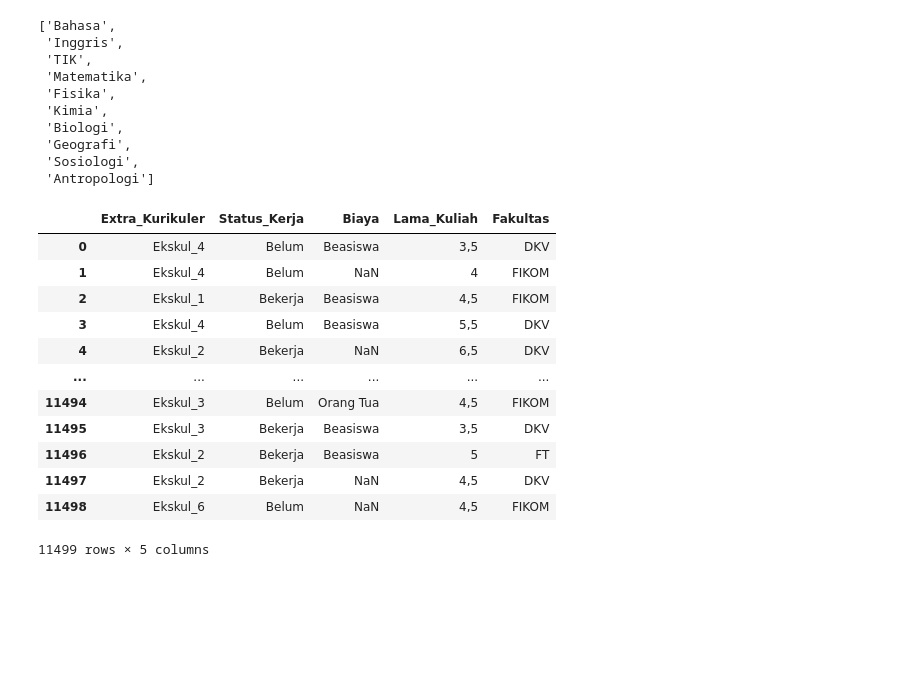
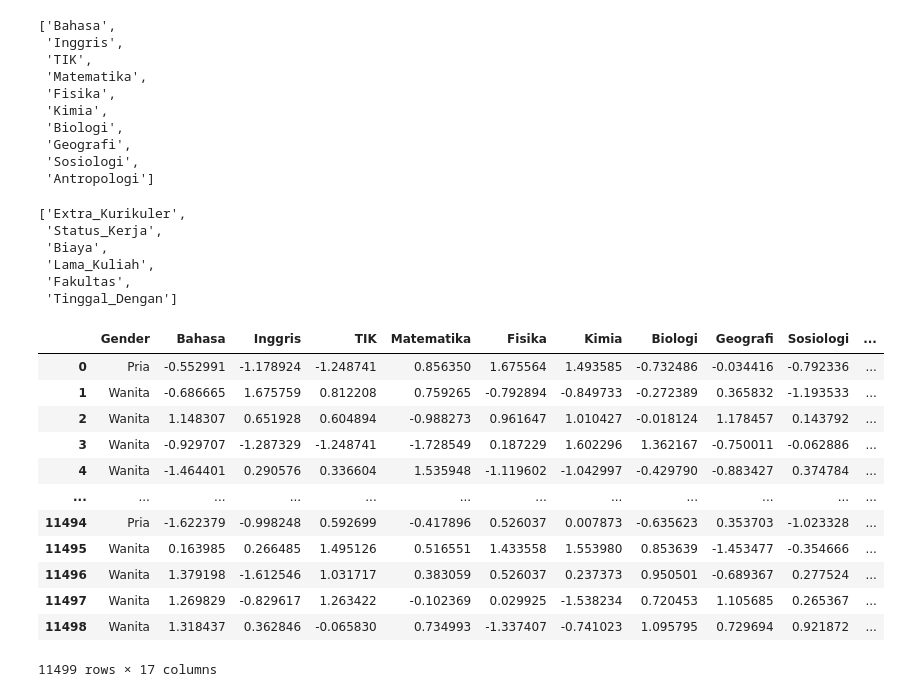
Before and after one commit to Xwyzworms/Diagnostic_Reasoning_HouseRent, a Jupyter notebook: Analisis_1.ipynb, the cells around one changed output. Drawn from its saved outputs; the diff is of its cells as text; code cells hidden in the pictures; blank space fills up the shorter version.

```diff
--- a/Analisis_1.ipynb
+++ b/Analisis_1.ipynb
@@ -109,10 +109,12 @@ numCols = [
     "Antropologi"]
 
 categoricalCols = [
+    "Gender",
     "Extra_Kurikuler",
     "Status_Kerja",
     "Biaya",
     "Lama_Kuliah",
-    "Fakultas"
+    "Fakultas",
+    "Tinggal_Dengan"
 ]
 # %% [output]
@@ -389,19 +391,29 @@ numCols
  'Antropologi']
 # %%
 util_visualization.drawHeatmap(np.round(df_train_normalize.corr(),2), numCols, numCols, "title")
-# %%
-df_train_copy[categoricalCols]
-# %% [output]
-|  | Extra_Kurikuler | Status_Kerja | Biaya | Lama_Kuliah | Fakultas |
-| 0 | Ekskul_4 | Belum | Beasiswa | 3,5 | DKV |
-| 1 | Ekskul_4 | Belum | NaN | 4 | FIKOM |
-| 2 | Ekskul_1 | Bekerja | Beasiswa | 4,5 | FIKOM |
-| 3 | Ekskul_4 | Belum | Beasiswa | 5,5 | DKV |
-| 4 | Ekskul_2 | Bekerja | NaN | 6,5 | DKV |
-| ... | ... | ... | ... | ... | ... |
-| 11494 | Ekskul_3 | Belum | Orang Tua | 4,5 | FIKOM |
-| 11495 | Ekskul_3 | Bekerja | Beasiswa | 3,5 | DKV |
-| 11496 | Ekskul_2 | Bekerja | Beasiswa | 5 | FT |
-| 11497 | Ekskul_2 | Bekerja | NaN | 4,5 | DKV |
-| 11498 | Ekskul_6 | Belum | NaN | 4,5 | FIKOM |
-11499 rows × 5 columns
+# %%
+categoricalCols
+# %% [output]
+['Extra_Kurikuler',
+ 'Status_Kerja',
+ 'Biaya',
+ 'Lama_Kuliah',
+ 'Fakultas',
+ 'Tinggal_Dengan']
+# %%
+df_train_copy_cleaned, catEncoder = util_preprocessing.encodeCategoricalColumn(df_train_copy, categoricalCols)
+df_train_copy_cleaned
+# %% [output]
+|  | Gender | Bahasa | Inggris | TIK | Matematika | Fisika | Kimia | Biologi | Geografi | Sosiologi | ... |
+| 0 | Pria | -0.552991 | -1.178924 | -1.248741 | 0.856350 | 1.675564 | 1.493585 | -0.732486 | -0.034416 | -0.792336 | ... |
+| 1 | Wanita | -0.686665 | 1.675759 | 0.812208 | 0.759265 | -0.792894 | -0.849733 | -0.272389 | 0.365832 | -1.193533 | ... |
+| 2 | Wanita | 1.148307 | 0.651928 | 0.604894 | -0.988273 | 0.961647 | 1.010427 | -0.018124 | 1.178457 | 0.143792 | ... |
+| 3 | Wanita | -0.929707 | -1.287329 | -1.248741 | -1.728549 | 0.187229 | 1.602296 | 1.362167 | -0.750011 | -0.062886 | ... |
+| 4 | Wanita | -1.464401 | 0.290576 | 0.336604 | 1.535948 | -1.119602 | -1.042997 | -0.429790 | -0.883427 | 0.374784 | ... |
+| ... | ... | ... | ... | ... | ... | ... | ... | ... | ... | ... | ... |
+| 11494 | Pria | -1.622379 | -0.998248 | 0.592699 | -0.417896 | 0.526037 | 0.007873 | -0.635623 | 0.353703 | -1.023328 | ... |
+| 11495 | Wanita | 0.163985 | 0.266485 | 1.495126 | 0.516551 | 1.433558 | 1.553980 | 0.853639 | -1.453477 | -0.354666 | ... |
+| 11496 | Wanita | 1.379198 | -1.612546 | 1.031717 | 0.383059 | 0.526037 | 0.237373 | 0.950501 | -0.689367 | 0.277524 | ... |
+| 11497 | Wanita | 1.269829 | -0.829617 | 1.263422 | -0.102369 | 0.029925 | -1.538234 | 0.720453 | 1.105685 | 0.265367 | ... |
+| 11498 | Wanita | 1.318437 | 0.362846 | -0.065830 | 0.734993 | -1.337407 | -0.741023 | 1.095795 | 0.729694 | 0.921872 | ... |
+11499 rows × 17 columns
```
Also changed, not shown: parts of 3 cells of this notebook, 1 other file.
